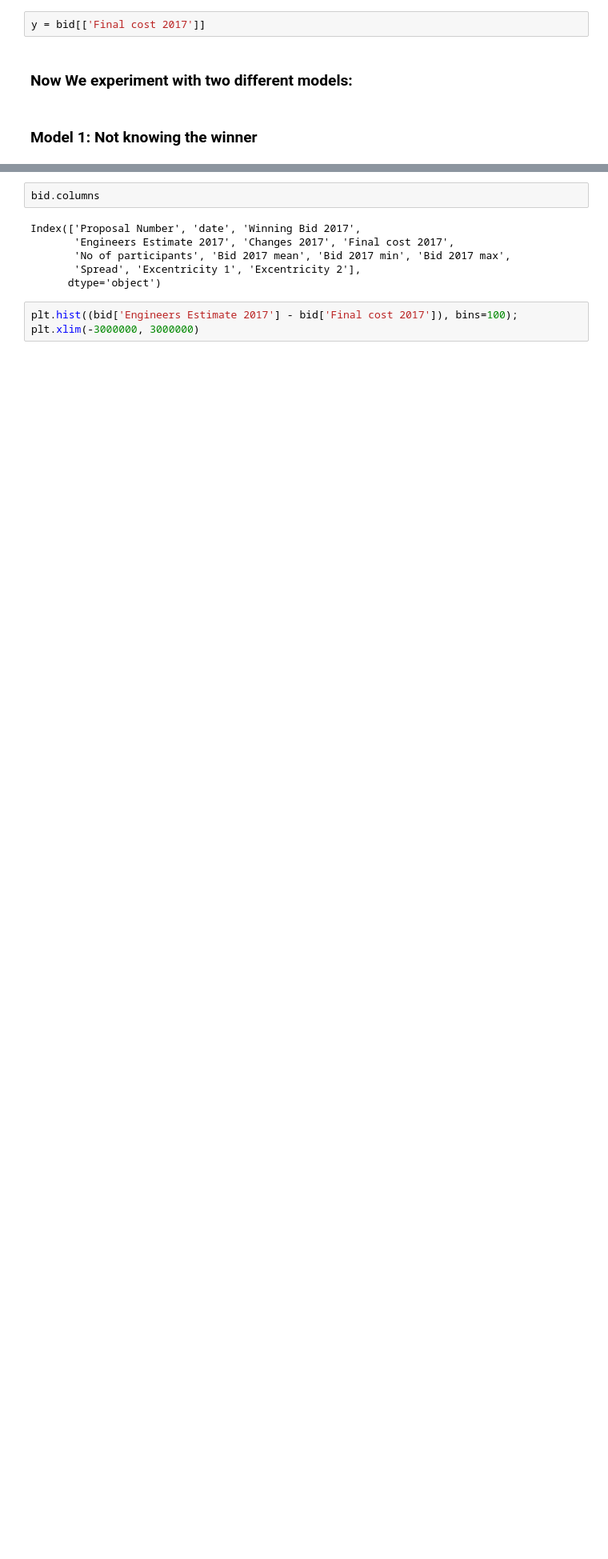
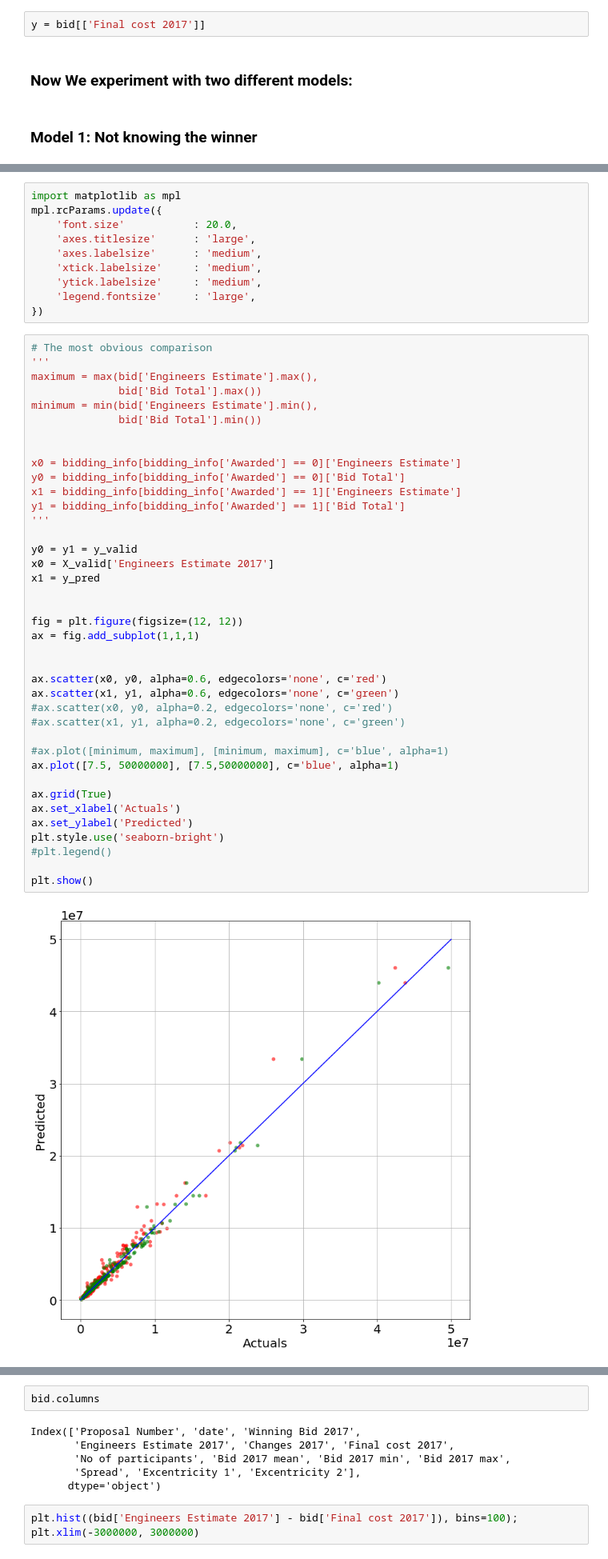
Before and after one commit to chuao/CDOT-Project-Estimator, a Jupyter notebook: notebooks/EDA 3rd pass.ipynb, the cells around one changed output, grey strips where cells are left out. Shown at 80% size. Saved outputs shown, nothing was run; the diff lists cells and outputs as text; blank space fills up the shorter version.

```diff
--- a/notebooks/EDA 3rd pass.ipynb
+++ b/notebooks/EDA 3rd pass.ipynb
@@ -439,3 +511,54 @@ for idx, (train, test) in enumerate(kf.split(X_train)):
+# %%
+import matplotlib as mpl
+mpl.rcParams.update({
+    'font.size'           : 20.0,
+    'axes.titlesize'      : 'large',
+    'axes.labelsize'      : 'medium',
+    'xtick.labelsize'     : 'medium',
+    'ytick.labelsize'     : 'medium',
+    'legend.fontsize'     : 'large',
+})
+# %%
+# The most obvious comparison
+'''
+maximum = max(bid['Engineers Estimate'].max(),
+              bid['Bid Total'].max())
+minimum = min(bid['Engineers Estimate'].min(),
+              bid['Bid Total'].min())
+
+
+x0 = bidding_info[bidding_info['Awarded'] == 0]['Engineers Estimate']
+y0 = bidding_info[bidding_info['Awarded'] == 0]['Bid Total']
+x1 = bidding_info[bidding_info['Awarded'] == 1]['Engineers Estimate']
+y1 = bidding_info[bidding_info['Awarded'] == 1]['Bid Total']
+'''
+
+y0 = y1 = y_valid
+x0 = X_valid['Engineers Estimate 2017']
+x1 = y_pred
+
+
+fig = plt.figure(figsize=(12, 12))
+ax = fig.add_subplot(1,1,1)
+
+
+ax.scatter(x0, y0, alpha=0.6, edgecolors='none', c='red')
+ax.scatter(x1, y1, alpha=0.6, edgecolors='none', c='green')
+#ax.scatter(x0, y0, alpha=0.2, edgecolors='none', c='red')
+#ax.scatter(x1, y1, alpha=0.2, edgecolors='none', c='green')
+
+#ax.plot([minimum, maximum], [minimum, maximum], c='blue', alpha=1)
+ax.plot([7.5, 50000000], [7.5,50000000], c='blue', alpha=1)
+
+ax.grid(True)
+ax.set_xlabel('Actuals')
+ax.set_ylabel('Predicted')
+plt.style.use('seaborn-bright')
+#plt.legend()
+
+plt.show()
+# %% [output]
+[figure, added]
 # %%
 plt.scatter(y_valid,y_pred, alpha=.2);
 # %% [output]
```
Also changed, not shown: parts of 27 cells of this notebook, 4 other files.
